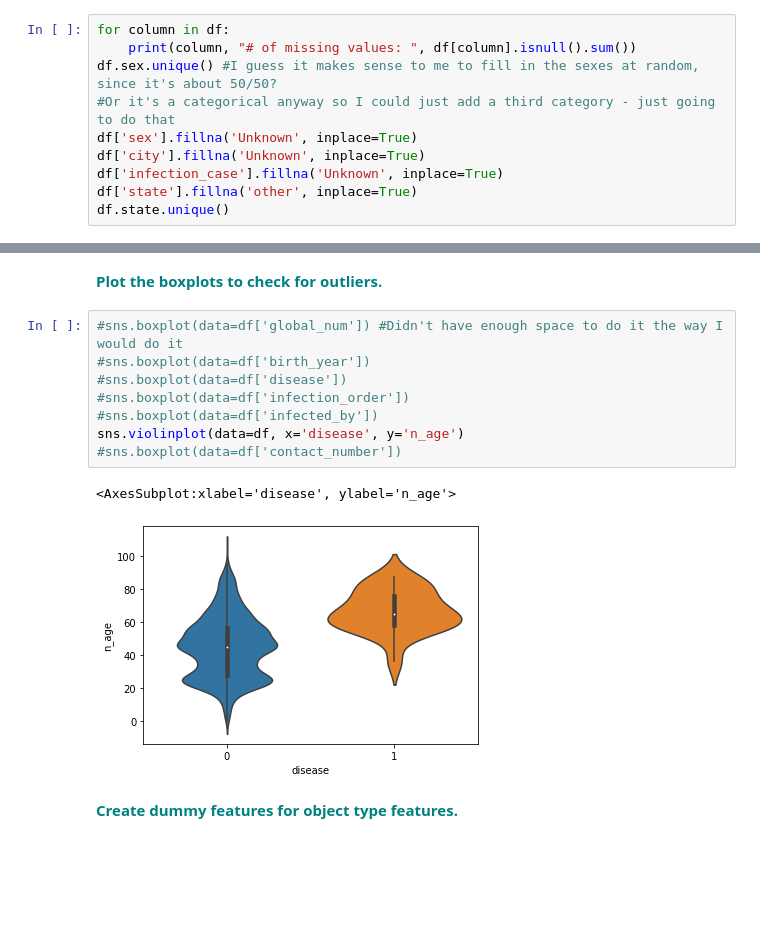
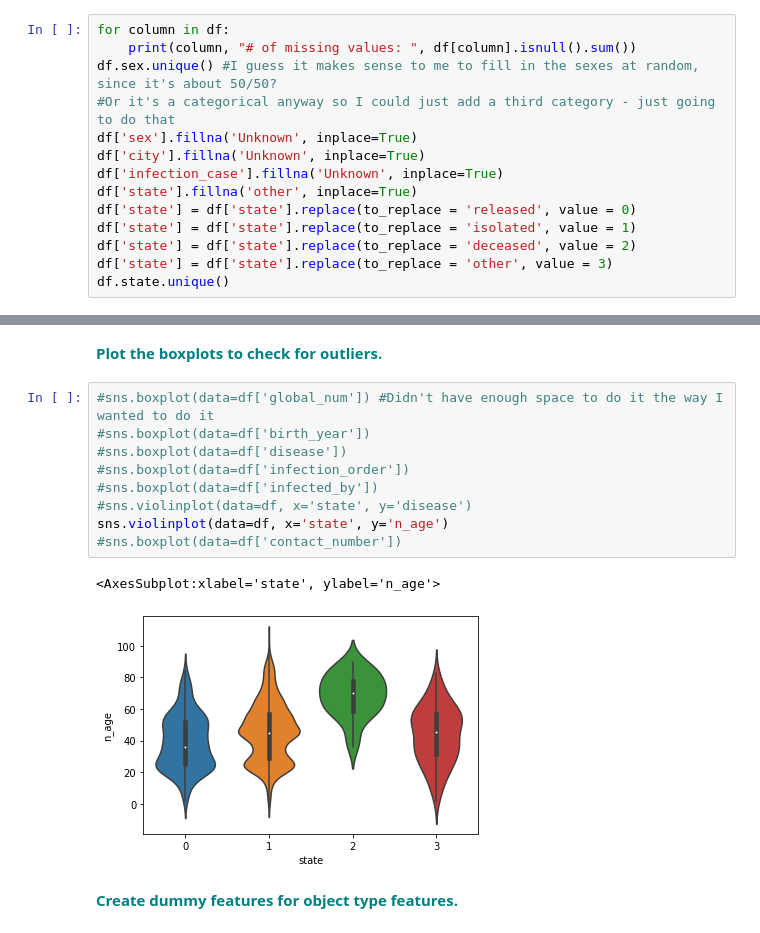
Before and after one commit to eerogers/Random_Forest, a Jupyter notebook: RandomForest_casestudy_covid19.ipynb, the cells around one changed output, grey strips where cells are left out. Saved outputs shown, nothing was run; the diff lists cells and outputs as text; blank space fills up the shorter version.

Commit message:
fixed problem with 'state'

```diff
--- a/RandomForest_casestudy_covid19.ipynb
+++ b/RandomForest_casestudy_covid19.ipynb
@@ -272,6 +272,10 @@ df['sex'].fillna('Unknown', inplace=True)
 df['city'].fillna('Unknown', inplace=True)
 df['infection_case'].fillna('Unknown', inplace=True)
 df['state'].fillna('other', inplace=True)
+df['state'] = df['state'].replace(to_replace = 'released', value = 0)
+df['state'] = df['state'].replace(to_replace = 'isolated', value = 1)
+df['state'] = df['state'].replace(to_replace = 'deceased', value = 2)
+df['state'] = df['state'].replace(to_replace = 'other', value = 3)
 df.state.unique()
 # %% [output]
 patient_id # of missing values:  0
@@ -416,16 +420,17 @@ sns.heatmap(df[numerical].corr())
 # %% [markdown]
 **<font color='teal'> Plot the boxplots to check for outliers. </font>**
 # %%
-#sns.boxplot(data=df['global_num']) #Didn't have enough space to do it the way I would do it
+#sns.boxplot(data=df['global_num']) #Didn't have enough space to do it the way I wanted to do it
 #sns.boxplot(data=df['birth_year'])
 #sns.boxplot(data=df['disease'])
 #sns.boxplot(data=df['infection_order'])
 #sns.boxplot(data=df['infected_by'])
-sns.violinplot(data=df, x='disease', y='n_age')
+#sns.violinplot(data=df, x='state', y='disease')
+sns.violinplot(data=df, x='state', y='n_age')
 #sns.boxplot(data=df['contact_number'])
 # %% [output]
-<AxesSubplot:xlabel='disease', ylabel='n_age'>
+<AxesSubplot:xlabel='state', ylabel='n_age'>
-[figure, old version]
+[figure, new version]
 # %% [markdown]
 **<font color='teal'> Create dummy features for object type features. </font>**
 # %%
```
Also changed, not shown: parts of 11 cells of this notebook, 2 other files.
